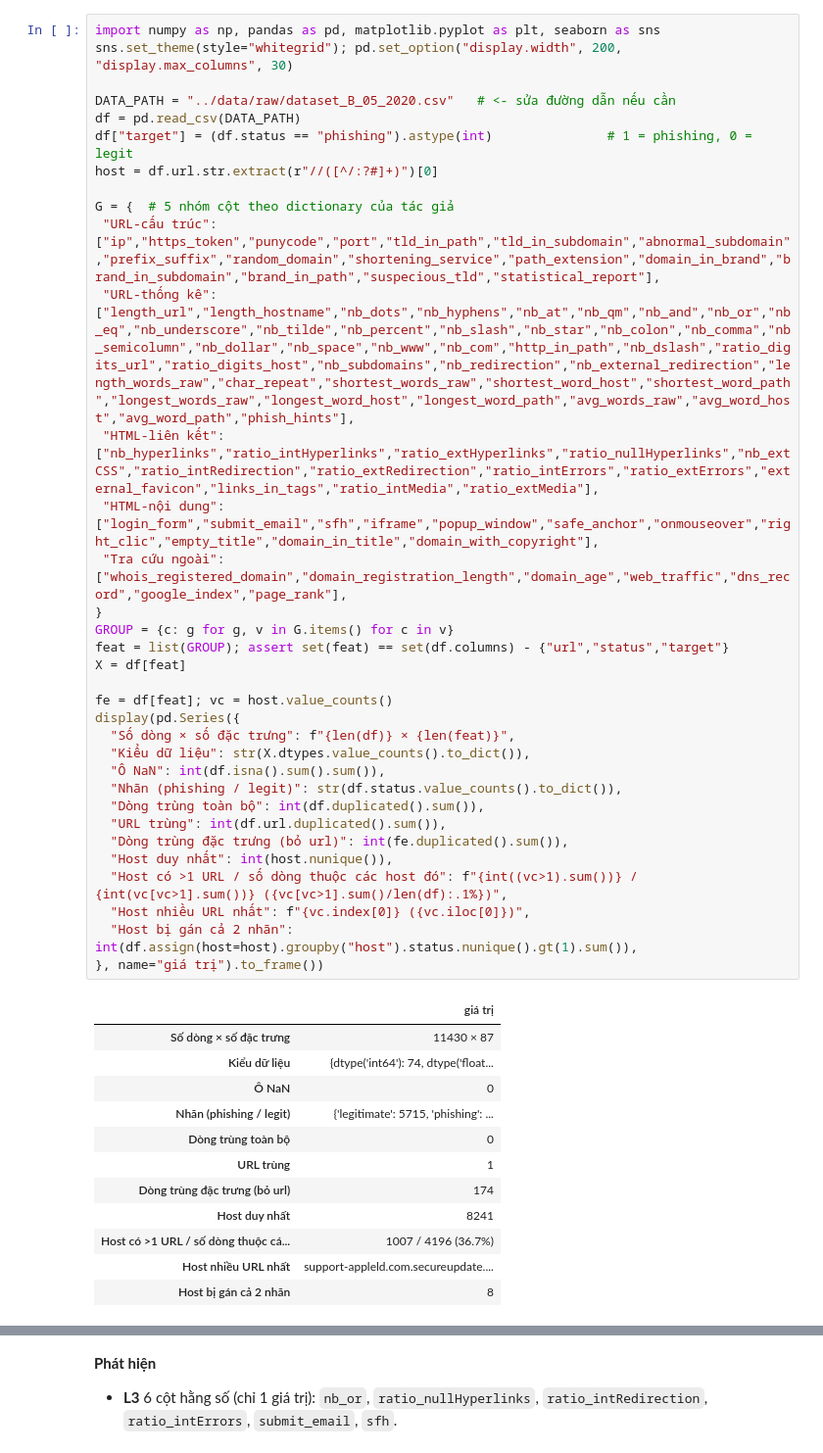
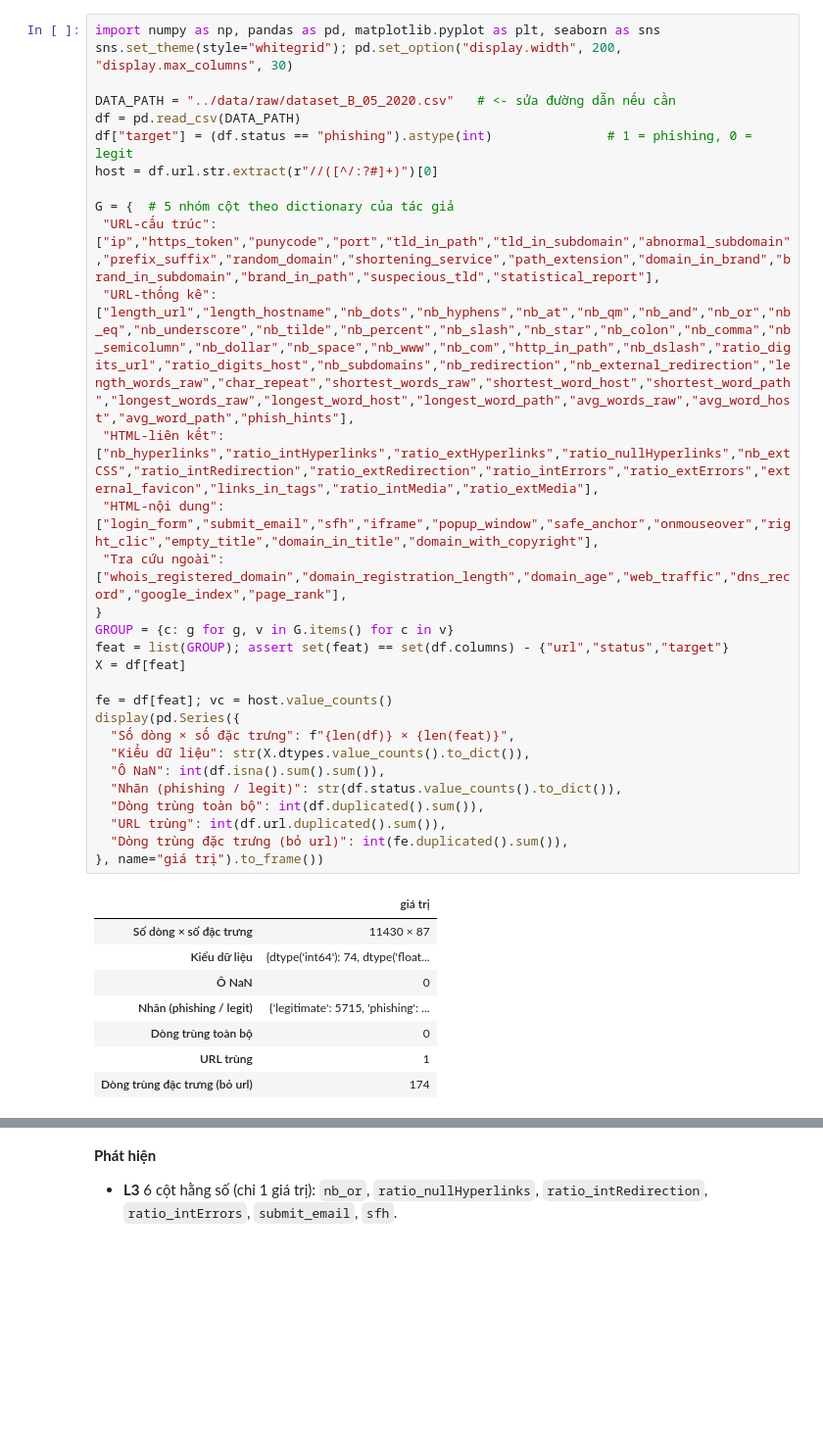
Before and after one commit to Meteor1238/optimization_algorithm_phishing_detection, a Jupyter notebook: notebooks/01_eda_dataset_B_05_2020.ipynb, the cells around one changed output, grey strips where cells are left out. Shown at 98% size. Drawn from its saved outputs; the diff is of its cells as text; blank space fills up the shorter version.

```diff
--- a/notebooks/01_eda_dataset_B_05_2020.ipynb
+++ b/notebooks/01_eda_dataset_B_05_2020.ipynb
@@ -15,41 +15,33 @@ host = df.url.str.extract(r"//([^/:?#]+)")[0]
 G = {  # 5 nhóm cột theo dictionary của tác giả
  "URL-cấu trúc": ["ip","https_token","punycode","port","tld_in_path","tld_in_subdomain","abnormal_subdomain","prefix_suffix","random_domain","shortening_service","path_extension","domain_in_brand","brand_in_subdomain","brand_in_path","suspecious_tld","statistical_report"],
  "URL-thống kê": ["length_url","length_hostname","nb_dots","nb_hyphens","nb_at","nb_qm","nb_and","nb_or","nb_eq","nb_underscore","nb_tilde","nb_percent","nb_slash","nb_star","nb_colon","nb_comma","nb_semicolumn","nb_dollar","nb_space","nb_www","nb_com","http_in_path","nb_dslash","ratio_digits_url","ratio_digits_host","nb_subdomains","nb_redirection","nb_external_redirection","length_words_raw","char_repeat","shortest_words_raw","shortest_word_host","shortest_word_path","longest_words_raw","longest_word_host","longest_word_path","avg_words_raw","avg_word_host","avg_word_path","phish_hints"],
  "HTML-liên kết": ["nb_hyperlinks","ratio_intHyperlinks","ratio_extHyperlinks","ratio_nullHyperlinks","nb_extCSS","ratio_intRedirection","ratio_extRedirection","ratio_intErrors","ratio_extErrors","external_favicon","links_in_tags","ratio_intMedia","ratio_extMedia"],
  "HTML-nội dung": ["login_form","submit_email","sfh","iframe","popup_window","safe_anchor","onmouseover","right_clic","empty_title","domain_in_title","domain_with_copyright"],
  "Tra cứu ngoài": ["whois_registered_domain","domain_registration_length","domain_age","web_traffic","dns_record","google_index","page_rank"],
 }
 GROUP = {c: g for g, v in G.items() for c in v}
 feat = list(GROUP); assert set(feat) == set(df.columns) - {"url","status","target"}
 X = df[feat]
 
 fe = df[feat]; vc = host.value_counts()
 display(pd.Series({
   "Số dòng × số đặc trưng": f"{len(df)} × {len(feat)}",
   "Kiểu dữ liệu": str(X.dtypes.value_counts().to_dict()),
   "Ô NaN": int(df.isna().sum().sum()),
   "Nhãn (phishing / legit)": str(df.status.value_counts().to_dict()),
   "Dòng trùng toàn bộ": int(df.duplicated().sum()),
   "URL trùng": int(df.url.duplicated().sum()),
   "Dòng trùng đặc trưng (bỏ url)": int(fe.duplicated().sum()),
-  "Host duy nhất": int(host.nunique()),
-  "Host có >1 URL / số dòng thuộc các host đó": f"{int((vc>1).sum())} / {int(vc[vc>1].sum())} ({vc[vc>1].sum()/len(df):.1%})",
-  "Host nhiều URL nhất": f"{vc.index[0]} ({vc.iloc[0]})",
-  "Host bị gán cả 2 nhãn": int(df.assign(host=host).groupby("host").status.nunique().gt(1).sum()),
 }, name="giá trị").to_frame())
 # %% [output]
 |  | giá trị |
 | Số dòng × số đặc trưng | 11430 × 87 |
 | Kiểu dữ liệu | {dtype('int64'): 74, dtype('float... |
 | Ô NaN | 0 |
 | Nhãn (phishing / legit) | {'legitimate': 5715, 'phishing': ... |
 | Dòng trùng toàn bộ | 0 |
 | URL trùng | 1 |
 | Dòng trùng đặc trưng (bỏ url) | 174 |
-| Host duy nhất | 8241 |
-| Host có >1 URL / số dòng thuộc cá... | 1007 / 4196 (36.7%) |
-| Host nhiều URL nhất | support-appleld.com.secureupdate.... |
-| Host bị gán cả 2 nhãn | 8 |
 # %% [markdown]
 **Phát hiện**
 - **L1** Dòng trùng: 174 dòng trùng đặc trưng (1 URL trùng hẳn), không mâu thuẫn nhãn.
```
Also changed, not shown: parts of 20 cells of this notebook.
